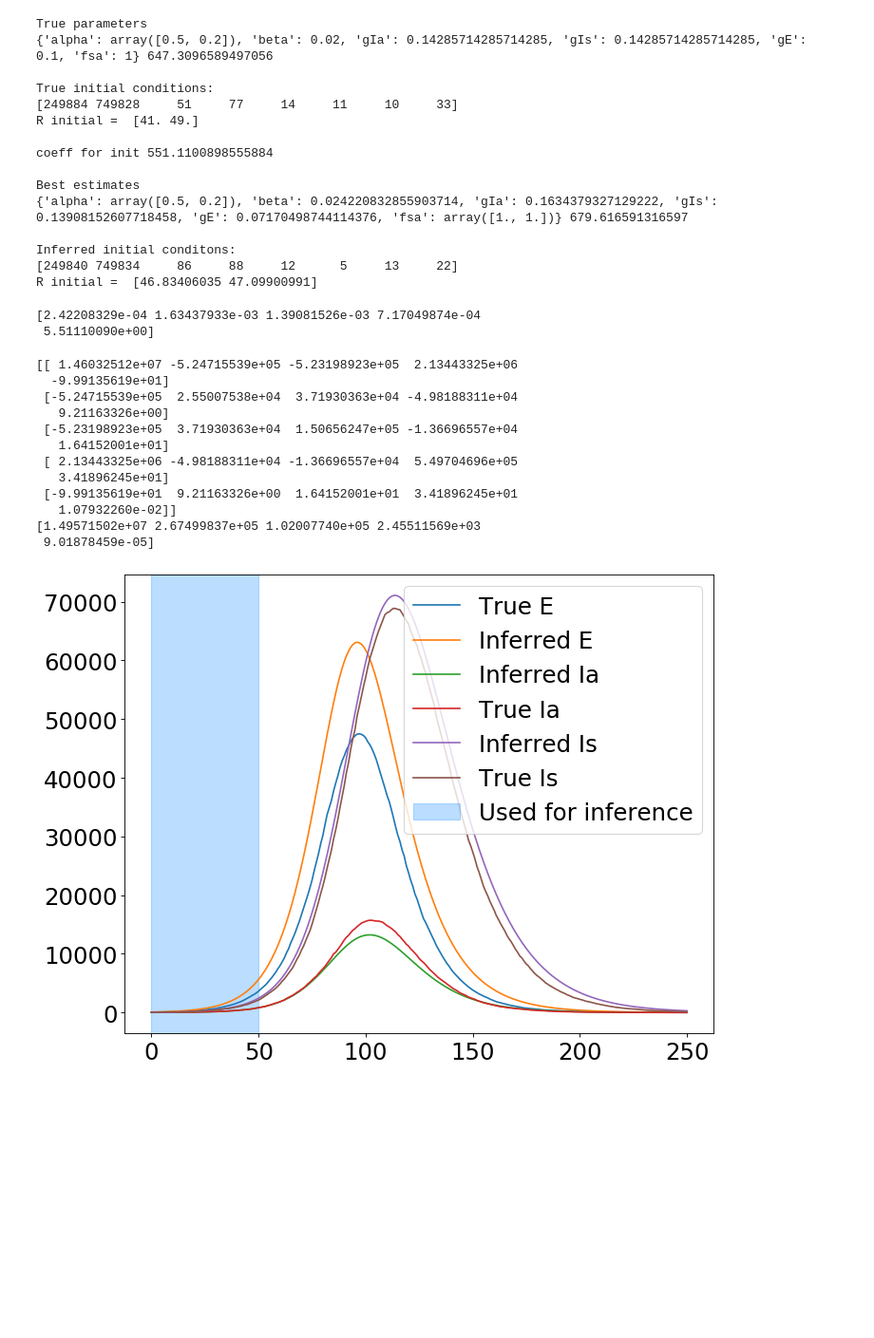
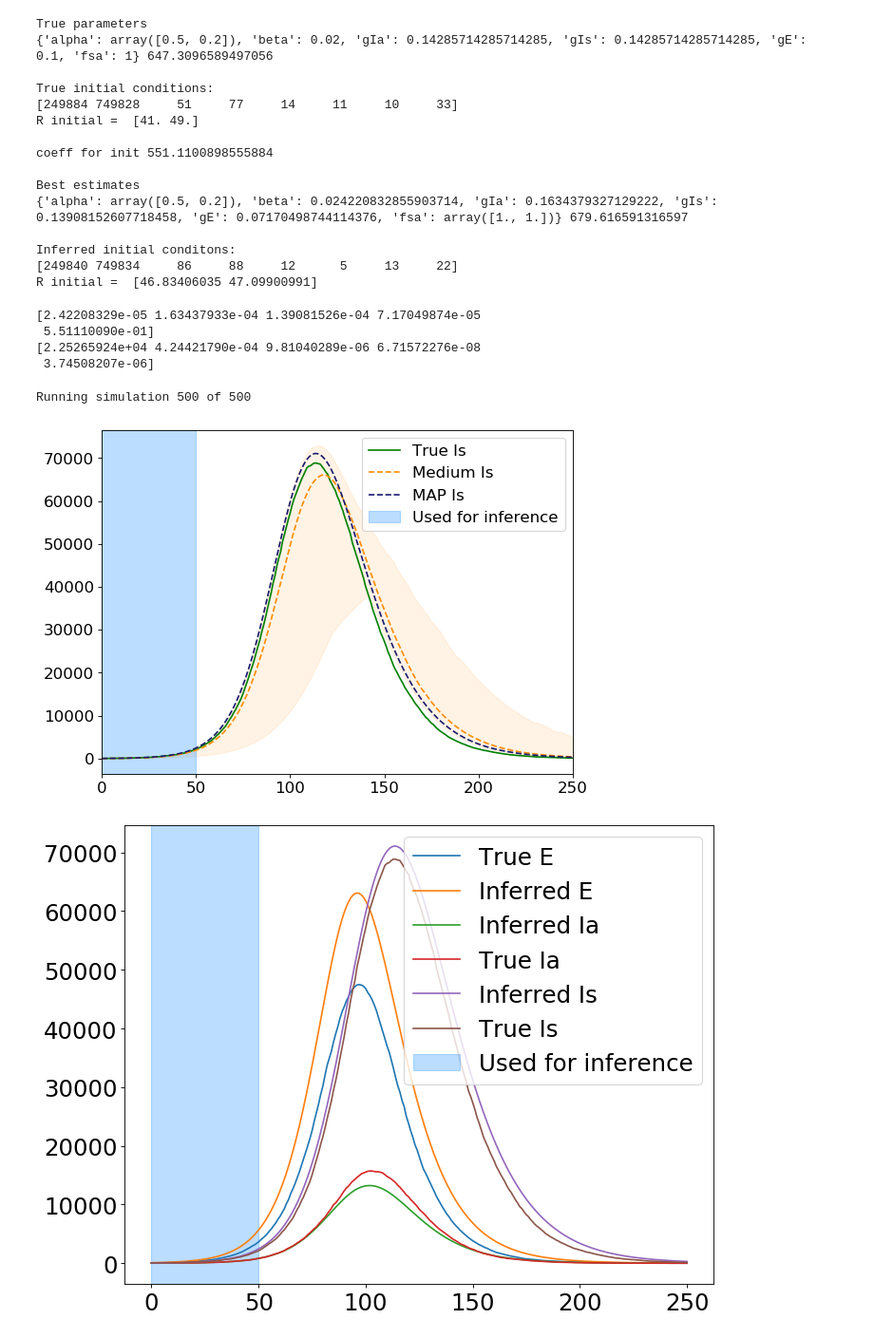
Before and after one commit to rajeshrinet/pyross, a Jupyter notebook: examples/inference/ex-lin-mode-M=2.ipynb, the cells around one changed output. Shown at 95% size. Drawn from its saved outputs; the diff is of its cells as text; code cells hidden in the pictures; blank space fills up the shorter version.

```diff
--- a/examples/inference/ex-lin-mode-M=2.ipynb
+++ b/examples/inference/ex-lin-mode-M=2.ipynb
@@ -247,34 +247,71 @@ Inferred initial conditons:
 R initial =  [46.83406035 47.09900991]
 # %%
 # Calculate hessian
-eps = 1e-2*params
+eps = 1e-3*params
 print(eps)
 hess = estimator.hessian_lin_mode(param_keys, params, guess, stds,
                                     obs, fltr, Tf_inference, Nf_inference, contactMatrix,
                                     tangent=True,
                                     infer_scale_parameter=False,
                                     eps=eps, fd_method='central')
+cov = np.linalg.inv(hess)
+v, w = np.linalg.eig(cov)
+print(v)
 # %% [output]
-[2.42208329e-04 1.63437933e-03 1.39081526e-03 7.17049874e-04
- 5.51110090e+00]
+[2.42208329e-05 1.63437933e-04 1.39081526e-04 7.17049874e-05
+ 5.51110090e-01]
+[2.25265924e+04 4.24421790e-04 9.81040289e-06 6.71572276e-08
+ 3.74508207e-06]
-# %%
-print(hess)
-# np.linalg.cholesky(hess)
-vals, vecs = np.linalg.eig(hess)
-print(vals)
-# %% [output]
-[[ 1.46032512e+07 -5.24715539e+05 -5.23198923e+05  2.13443325e+06
-  -9.99135619e+01]
- [-5.24715539e+05  2.55007538e+04  3.71930363e+04 -4.98188311e+04
-   9.21163326e+00]
- [-5.23198923e+05  3.71930363e+04  1.50656247e+05 -1.36696557e+04
-   1.64152001e+01]
- [ 2.13443325e+06 -4.98188311e+04 -1.36696557e+04  5.49704696e+05
-   3.41896245e+01]
- [-9.99135619e+01  9.21163326e+00  1.64152001e+01  3.41896245e+01
-   1.07932260e-02]]
-[1.49571502e+07 2.67499837e+05 1.02007740e+05 2.45511569e+03
- 9.01878459e-05]
+# %%
+n_samples = 500
+
+sample_parameters = np.random.multivariate_normal(params, cov, n_samples)
+trajectories = np.empty((n_samples, Nf-N_start, estimator.dim))
+
+for i in range(n_samples):
+    print('Running simulation {0} of {1}'.format(i+1,n_samples),end='\r')
+    while (sample_parameters[i] < 0).any():
+        sample_parameters[i] = np.random.multivariate_normal(params, cov)
+
+    parameters = estimator.fill_params_dict(param_keys, sample_parameters[i])
+    estimator.set_params(parameters)
+    x0_inf = estimator.lin_mode_inits(sample_parameters[i, -1], contactMatrix)
+
+    det_model = estimator.make_det_model(parameters)
+    trajectories[i] = estimator.integrate(x0_inf, 0, Tf-N_start, Nf-N_start, det_model, contactMatrix)
+# %% [output]
+Running simulation 500 of 500
+# %%
+x = data['X'][N_start:]/A
+lower = np.percentile(trajectories, 10, axis=0)
+upper = np.percentile(trajectories, 90, axis=0)
+medium = np.percentile(trajectories, 50, axis=0)
+
+Is_lower = np.sum(lower[:, 3*M:], axis=1)
+Is_upper = np.sum(upper[:, 3*M:], axis=1)
+Is_medium = np.sum(medium[:, 3*M:], axis=1)
+
+estimator.set_params(best_estimates)
+x0_inf = estimator.lin_mode_inits(params[-1], contactMatrix)
+det_model = estimator.make_det_model(best_estimates)
+x_map = estimator.integrate(x0_inf, 0, Tf-N_start, Nf-N_start, det_model, contactMatrix)
+Is_map = np.sum(x_map[:, 3*M:], axis=1)
+
+t = np.arange(lower.shape[0])
+plt.figure(num=None, figsize=(8, 6), dpi=80, facecolor='w', edgecolor='k')
+plt.rcParams.update({'font.size': 15})
+plt.fill_between(t, Is_lower, Is_upper, color='darkorange', alpha='0.1')
+plt.plot(np.sum(x[:, 3*M:], axis=1), color='green', label='True Is')
+plt.plot(Is_medium, '--', color='darkorange', label='Medium Is')
+plt.plot(Is_map, '--', color='midnightblue', label='MAP Is')
+plt.axvspan(0, Tf_inference,
+           label='Used for inference',
+           alpha=0.3, color='dodgerblue')
+plt.legend(loc='upper right')
+plt.xlim([0, t[-1]])
+plt.show()
+# %% [output]
+[figure, added]
 # %%
 # plot the guessed trajectory and the true trajectory
 estimator.set_params(best_estimates)
```
